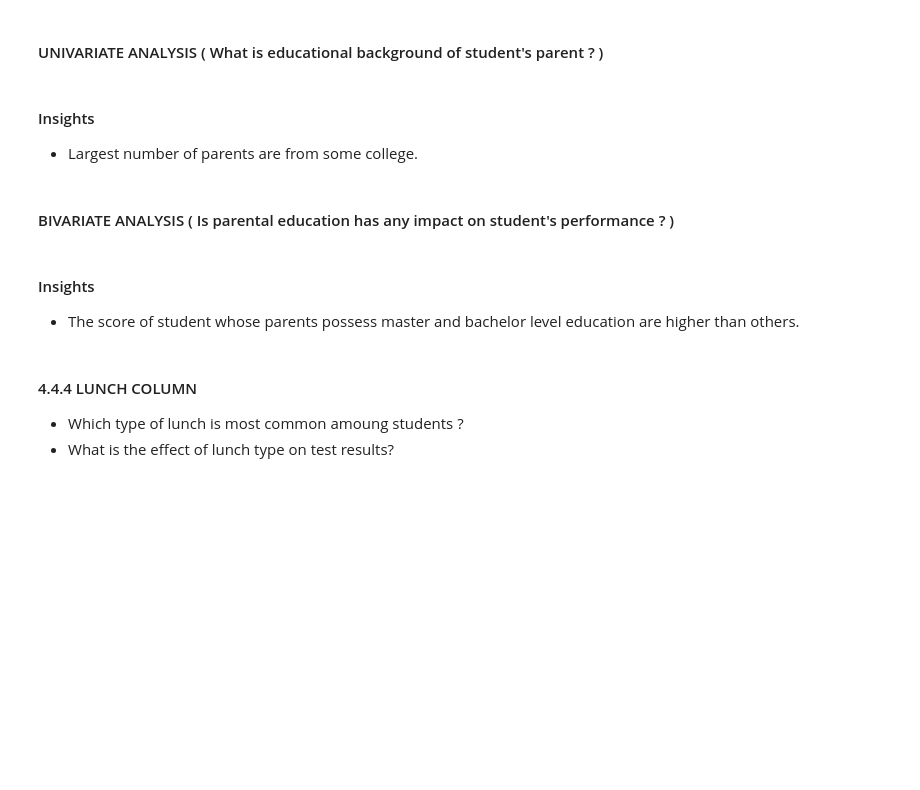
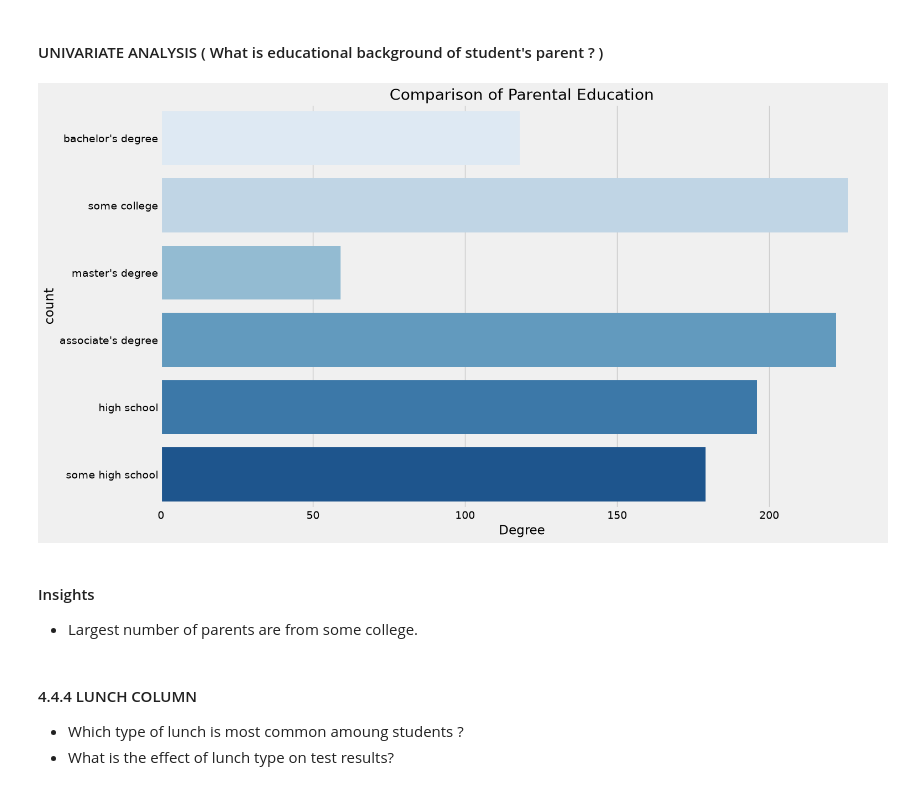
Before and after one commit to dhruuvvsharma/student-performance-prediction, a Jupyter notebook: notebook/data/1 . EDA STUDENT PERFORMANCE.ipynb, the cells around one changed output. Drawn from its saved outputs; the diff is of its cells as text; code cells hidden in the pictures; blank space fills up the shorter version.

```diff
--- a/notebook/data/1 . EDA STUDENT PERFORMANCE.ipynb
+++ b/notebook/data/1 . EDA STUDENT PERFORMANCE.ipynb
@@ -367,13 +485,13 @@ for container in ax[2].containers:
 # %%
 plt.rcParams['figure.figsize'] = (15, 9)
 plt.style.use('fivethirtyeight')
-sns.countplot(df['parental level of education'], palette = 'Blues')
+sns.countplot(df['parental_level_of_education'], palette = 'Blues')
 plt.title('Comparison of Parental Education', fontweight = 30, fontsize = 20)
 plt.xlabel('Degree')
 plt.ylabel('count')
 plt.show()
+# %% [output]
+[figure, added]
 # %% [markdown]
 #### Insights
 - Largest number of parents are from some college.
-# %% [markdown]
-#### BIVARIATE ANALYSIS ( Is parental education has any impact on student's performance ? )
@@ -384,6 +498,3 @@ plt.show()
-# %% [markdown]
-#### Insights
-- The score of student whose parents possess master and bachelor level education are higher than others.
 # %% [markdown]
 #### 4.4.4 LUNCH COLUMN
 - Which type of lunch is most common amoung students ?
```
Also changed, not shown: parts of 28 cells of this notebook, 16 other files.
